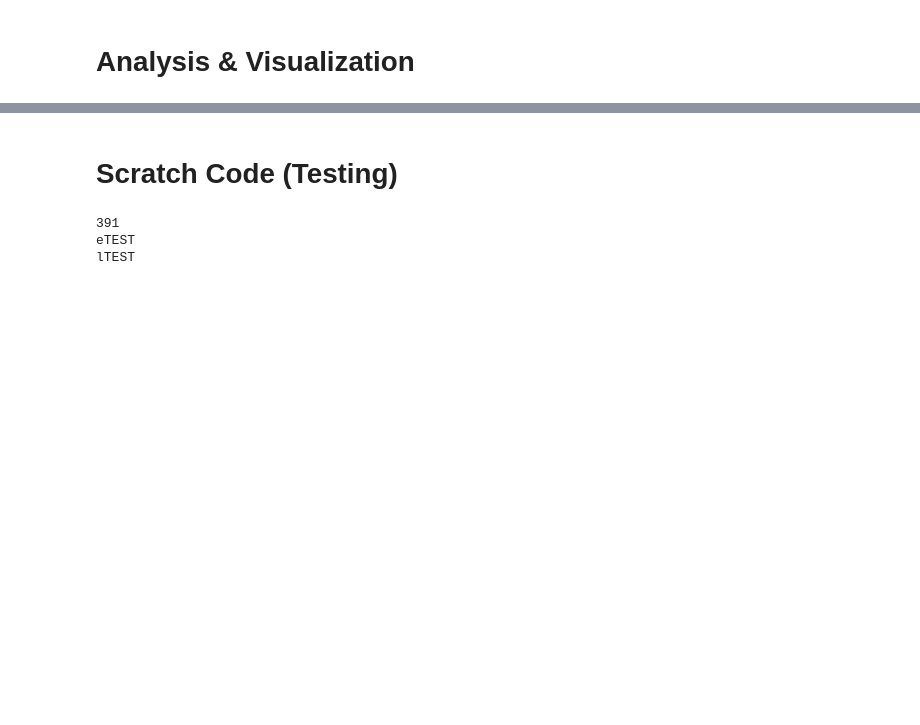
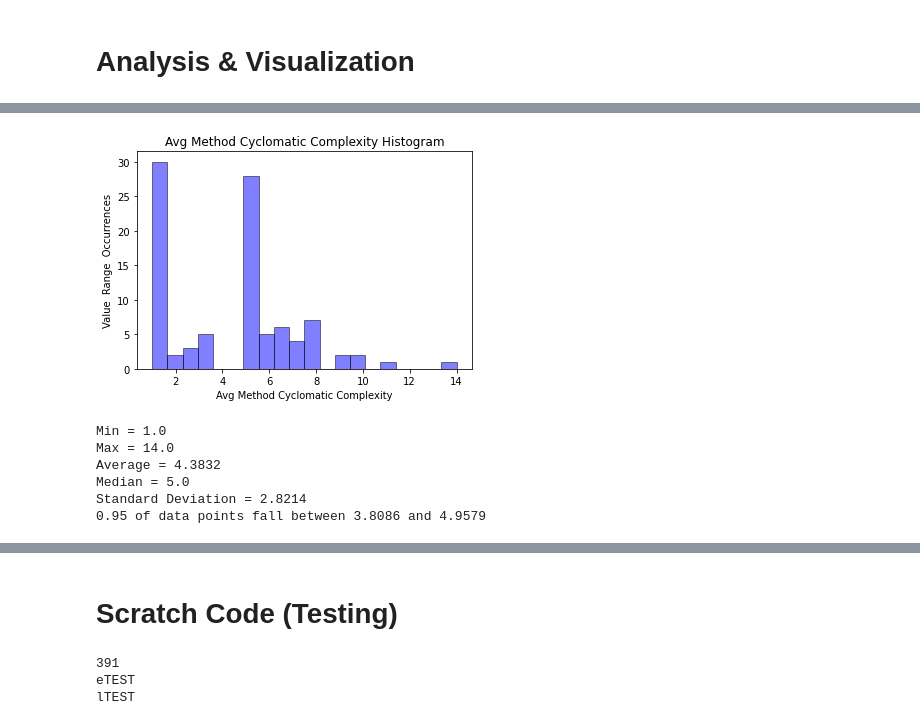
Before and after one commit to WM-SEMERU/ds4se, a Jupyter notebook: nbs/01.1_data.exploratory.se.metrics.ipynb, the cells around one changed output, grey strips where cells are left out. Cells and saved outputs as stored; diff of their text form; code cells hidden in the pictures; blank space fills up the shorter version.

```diff
--- a/nbs/01.1_data.exploratory.se.metrics.ipynb
+++ b/nbs/01.1_data.exploratory.se.metrics.ipynb
@@ -383,0 +463,12 @@ corpus_df = add_length_col(corpus_df, 'contents', 'code_length')
+# %%
+# Print statistical information about the average cyclomatic complexity of functions in each class
+display_numeric_col_hist(flatten_lol(corpus_df['avg_func_ccn']), "Avg Method Cyclomatic Complexity")
+display_numeric_col_stats(flatten_lol(corpus_df['avg_func_ccn']))
+# %% [output]
+[figure, added]
+Min = 1.0
+Max = 14.0
+Average = 4.3832
+Median = 5.0
+Standard Deviation = 2.8214
+0.95 of data points fall between 3.8086 and 4.9579
```
Also changed, not shown: parts of 33 cells of this notebook.
